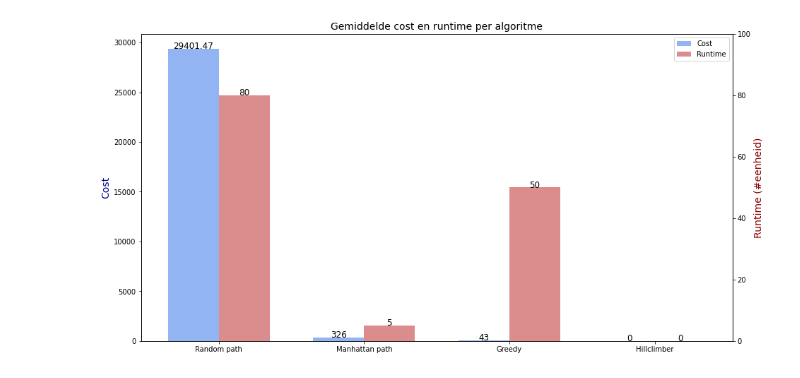
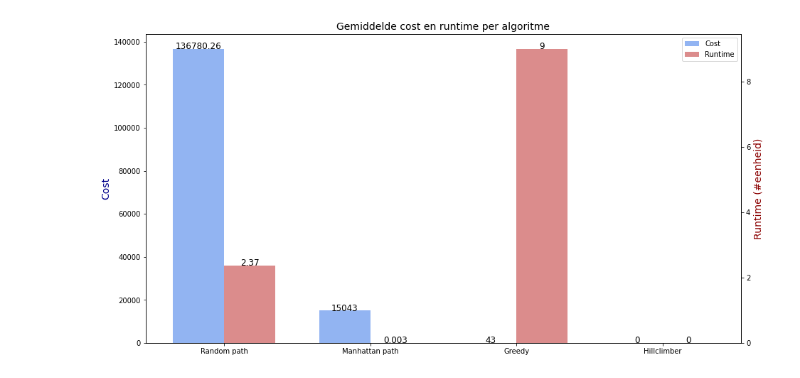
Before and after one commit to AlgorithmsAndHeuristics/ChipsAndCircuits, a Jupyter notebook: code/experiments/experiments.ipynb, the cells around one changed output. Saved outputs shown, nothing was run; the diff lists cells and outputs as text; code cells hidden in the pictures.

```diff
--- a/code/experiments/experiments.ipynb
+++ b/code/experiments/experiments.ipynb
@@ -32,4 +86,5 @@ Optimal configuration: 20
 # %%
+data = random_nl1_costs
 
 # Maak de boxplot
 fig = plt.figure(figsize=(13, 13))
@@ -81,8 +131,8 @@ np.mean(data)
 # %%
 # Data
 algorithms = ['Random path', 'Manhattan path', 'Greedy', 'Hillclimber']
-cost = [round(np.mean(data), 2), 326, 43, 0]
-runtime = [80, 5, 50, 0]
+cost = [round(np.mean(random_nl3_costs), 2), manhattan_nl3_cost, 43, 0]
+runtime = [round(np.mean(random_nl3_runtimes), 2), round(np.mean(manhattan_nl3_runtimes), 3), 9, 0]
 
 bar_width = 0.35
 
@@ -99,32 +149,33 @@ bar1 = ax1.bar(x - bar_width/2, cost, width=bar_width, color='cornflowerblue', a
 ax1.set_ylabel('Cost', color='darkblue', fontsize=14)
 
 # Voeg een tweede y-as toe
 ax2 = ax1.twinx()
 ax2.set_ylabel('Runtime (#eenheid)', color='darkred', fontsize=14)
-ax2.set_ylim([0, 100])
+#ax2.set_ylim([0, 100])
 
 # Voeg de runtime staaf toe
 bar2 = ax2.bar(x + bar_width/2, runtime, width=bar_width, color='indianred', alpha=0.7)
 
 
 # Voeg de x-as ticks en labels toe
 ax1.set_xticks(x)
 ax1.set_xticklabels(algorithms)
 
 
 # Schrijf de cost waardes boven de staven
 for i, value in enumerate(cost):
     ax1.text(i - bar_width/2, value + 0.4, str(value), ha="center", fontsize=12)
 
 # Schrijf de runtime waardes boven de staven
 for i, value in enumerate(runtime):
     ax2.text(i + bar_width/2, value + 0.001, str(value), ha="center", fontsize=12)
 
 
+
 # Voeg een titel en legenda toe
 plt.title('Gemiddelde cost en runtime per algoritme',fontsize=14)
 ax1.legend([bar1, bar2], ['Cost', 'Runtime'])
 
 plt.show()
 # %% [output]
-[figure, old version]
+[figure, new version]
```
Also changed, not shown: parts of 11 cells of this notebook, 5 other files.
